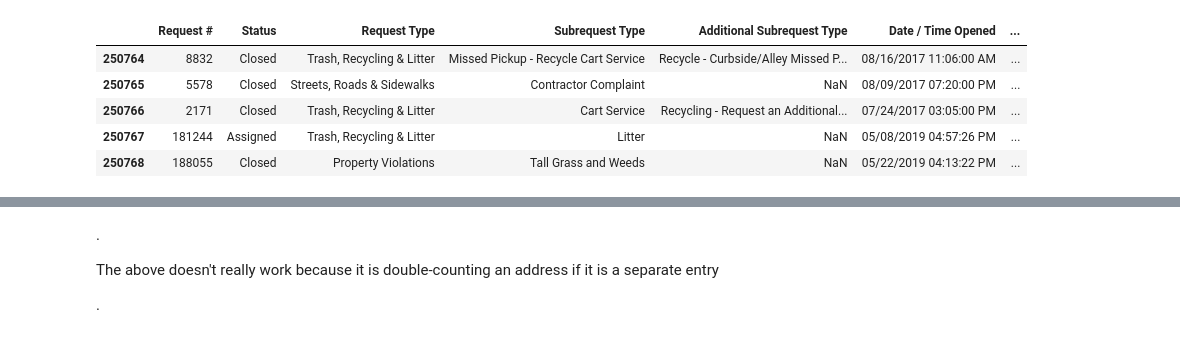
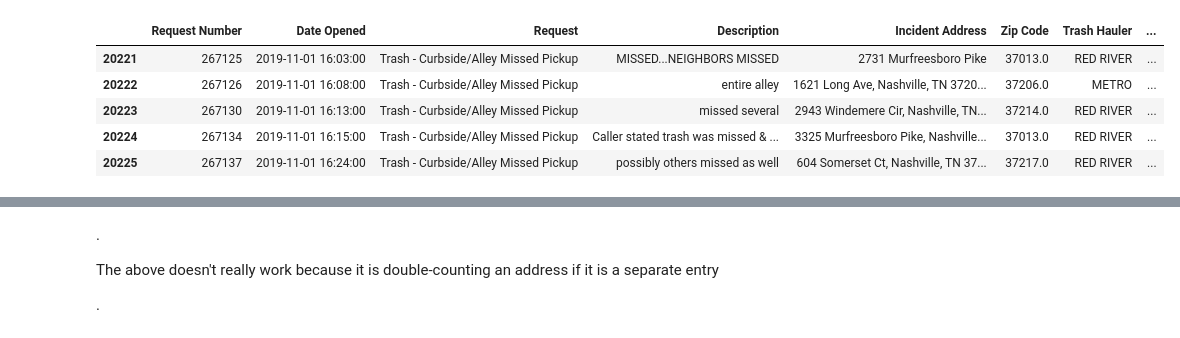
Before and after one commit to Barrett-Rogers/dq4-metro-beetles, a Jupyter notebook: dq4-Metro-Beetles-Barrett.ipynb, the cells around one changed output, grey strips where cells are left out. Drawn from its saved outputs; the diff is of its cells as text; code cells hidden in the pictures.

```diff
--- a/dq4-Metro-Beetles-Barrett.ipynb
+++ b/dq4-Metro-Beetles-Barrett.ipynb
@@ -34,0 +13,5 @@ hubub.head(30)
+# %%
+hubub = pd.read_csv('data/hubNashville__311__Service_Requests.csv')
+
+huboo = pd.read_excel (r'data/TrashHaulerReport-Nov2017-Nov2019_Final.xlsx', skiprows=1) #for an earlier version of Excel, you may need to use the file extension of 'xls'
+huboo.head()
@@ -35,12 +25,12 @@ hubub.head(30)
 # %%
-hubub.tail()
+huboo.tail()
 # %% [output]
-|  | Request # | Status | Request Type | Subrequest Type | Additional Subrequest Type | Date / Time Opened | ... |
-| 250764 | 8832 | Closed | Trash, Recycling & Litter | Missed Pickup - Recycle Cart Service | Recycle - Curbside/Alley Missed P... | 08/16/2017 11:06:00 AM | ... |
-| 250765 | 5578 | Closed | Streets, Roads & Sidewalks | Contractor Complaint | NaN | 08/09/2017 07:20:00 PM | ... |
-| 250766 | 2171 | Closed | Trash, Recycling & Litter | Cart Service | Recycling - Request an Additional... | 07/24/2017 03:05:00 PM | ... |
-| 250767 | 181244 | Assigned | Trash, Recycling & Litter | Litter | NaN | 05/08/2019 04:57:26 PM | ... |
-| 250768 | 188055 | Closed | Property Violations | Tall Grass and Weeds | NaN | 05/22/2019 04:13:22 PM | ... |
+|  | Request Number | Date Opened | Request | Description | Incident Address | Zip Code | Trash Hauler | ... |
+| 20221 | 267125 | 2019-11-01 16:03:00 | Trash - Curbside/Alley Missed Pickup | MISSED...NEIGHBORS MISSED | 2731 Murfreesboro Pike | 37013.0 | RED RIVER | ... |
+| 20222 | 267126 | 2019-11-01 16:08:00 | Trash - Curbside/Alley Missed Pickup | entire alley | 1621 Long Ave, Nashville, TN 3720... | 37206.0 | METRO | ... |
+| 20223 | 267130 | 2019-11-01 16:13:00 | Trash - Curbside/Alley Missed Pickup | missed several | 2943 Windemere Cir, Nashville, TN... | 37214.0 | RED RIVER | ... |
+| 20224 | 267134 | 2019-11-01 16:15:00 | Trash - Curbside/Alley Missed Pickup | Caller stated trash was missed & ... | 3325 Murfreesboro Pike, Nashville... | 37013.0 | RED RIVER | ... |
+| 20225 | 267137 | 2019-11-01 16:24:00 | Trash - Curbside/Alley Missed Pickup | possibly others missed as well | 604 Somerset Ct, Nashville, TN 37... | 37217.0 | RED RIVER | ... |
 # %%
 hubub.info()
 # %% [output]
```
Also changed, not shown: parts of 52 cells of this notebook.
